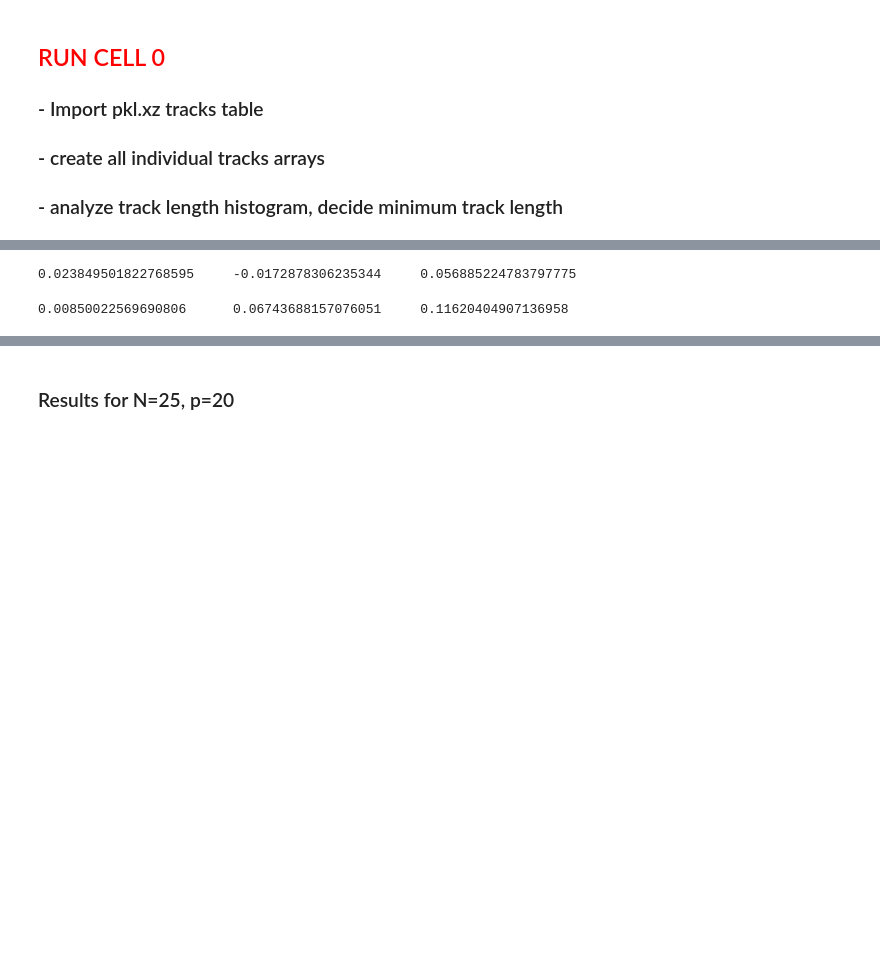
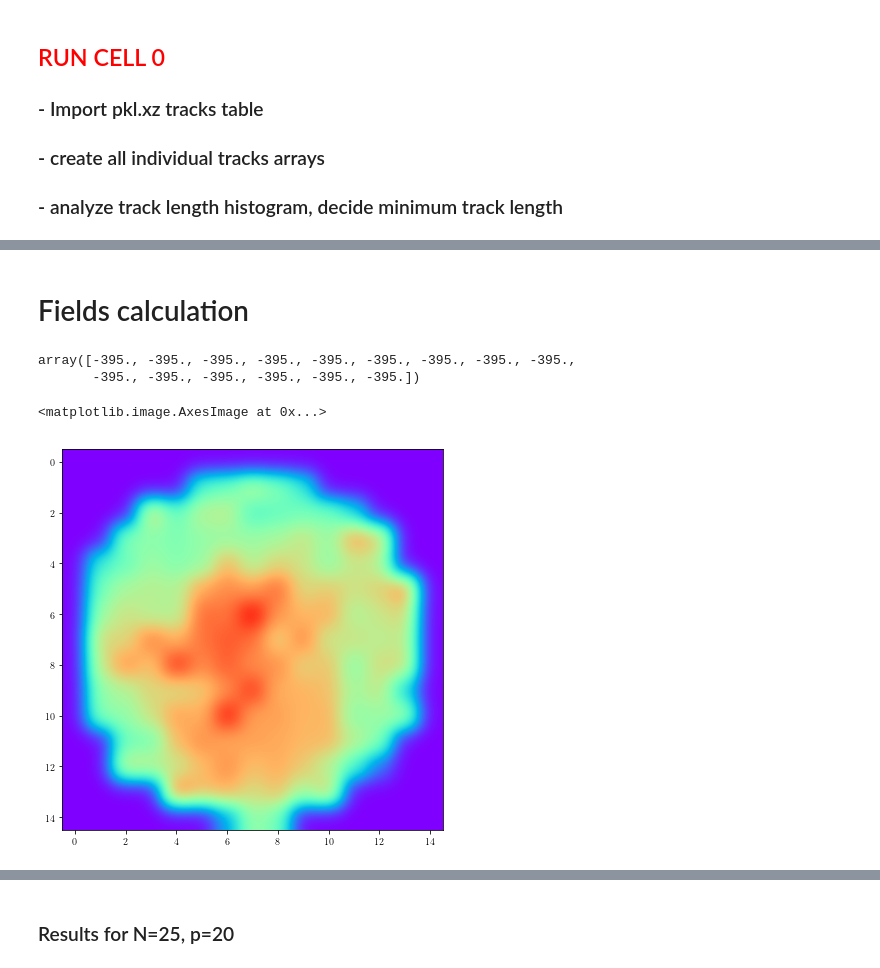
Before and after one commit to fvegar/brownian, a Jupyter notebook: chiral_tracks.ipynb, the cells around one changed output, grey strips where cells are left out. Cells and saved outputs as stored; diff of their text form; code cells hidden in the pictures; blank space fills up the shorter version.

Commit message:
add read_field notebook

```diff
--- a/chiral_tracks.ipynb
+++ b/chiral_tracks.ipynb
@@ -106,7 +105,7 @@ def pdisplay(info):
 # This function reads pickle binary file (.pkl) with trajectories
 def get_info(series_directory, hash_prefix):
     global info
-    nombre = '/data/Datos/chiral/'+ series_directory +'/info/' + hash_prefix + '.txt'
+    nombre = '/home/fvega/Datos/blades/info_files/' + hash_prefix + '.txt'
     with open(nombre) as f:
         jsonstr = json.load(f)
     info = pd.json_normalize(jsonstr)
@@ -116,7 +115,7 @@ def get_info(series_directory, hash_prefix):
 def simple_pickle_read(series_directory, hash_prefix):
     global Nframes, Ntracks
     # Read table in pickle format
-    nombre = '/data/Datos/chiral/' + series_directory + '/tracks/900fps/' + hash_prefix \
+    nombre = '/home/fvega/Datos/blades/' + series_directory +  hash_prefix \
        + '.pkl.xz'
     tabla = pd.read_pickle(nombre, compression='infer')
     tabla = tabla.reset_index(drop=True) # por si los indices salen desordenados
@@ -682,4 +647,0 @@ np.min(datos.y-395)
-# %%
-datos.loc[:,'x'] = datos.x.values -669
-# %%
-datos.loc[:,'y'] = datos.y.values -395
@@ -694,14 +648,43 @@ np.max(datos.y-395)
-# %%
-ux = np.mean(datos.vx.values)
-uy = np.mean(datos.vy.values)
-wm = np.mean(datos.w.values)
-print(ux, '\t', uy, '\t', wm)
-# %% [output]
-0.023849501822768595     -0.0172878306235344     0.056885224783797775
-# %%
-ux = np.mean(datos.vx.values)
-uy = np.mean(datos.vy.values)
-wm = np.mean(datos.w.values)
-print(ux, '\t', uy, '\t', wm)
-# %% [output]
-0.00850022569690806      0.06743688157076051     0.11620404907136958
+# %% [markdown]
+# Fields calculation
+# %%
+R = 400
+limits = [[-R, R], [- R, + R]]
+xc = 656
+yc = 395
+
+x = datos.x.values - xc
+y = datos.y.values - yc
+NBIN = 15
+
+Y, X = np.mgrid[ 400 - R:400 + R:NBIN*1j,xc - R:xc + R:NBIN*1j]
+X = X - xc
+Y = Y - yc
+
+ux = stats.binned_statistic_2d(x, y, datos.vx.values, statistic='mean', bins=NBIN, range=limits)[0].T
+uy = stats.binned_statistic_2d(x, y, datos.vy.values, statistic='mean', bins=NBIN, range=limits)[0].T
+
+speed = np.sqrt(ux**2 + uy**2)
+
+for i in range(NBIN):
+    for j in range(NBIN):
+        if np.isnan(ux[i][j]) == True:
+            ux[i][j] = 0
+            uy[i][j] = 0
+
+n = stats.binned_statistic_2d(x, y,1, statistic='count', bins=NBIN, range=limits)[0].T
+n = (n/Nframes)/(info.N[0]/NBIN)
+
+T = stats.binned_statistic_2d(x, y, datos.vx.values, statistic='std', bins=NBIN, range=limits)[0].T**2 + \
+stats.binned_statistic_2d(x, y, datos.vy.values, statistic='std', bins=NBIN, range=limits)[0].T**2
+# %%
+Y[0]
+# %% [output]
+array([-395., -395., -395., -395., -395., -395., -395., -395., -395.,
+       -395., -395., -395., -395., -395., -395.])
+# %%
+plt.figure(figsize=(7,7))
+plt.imshow(T,cmap='rainbow', interpolation='gaussian')
+# %% [output]
+<matplotlib.image.AxesImage at 0x...>
+[figure, added]
```
Also changed, not shown: parts of 15 cells of this notebook, 1 other file.
